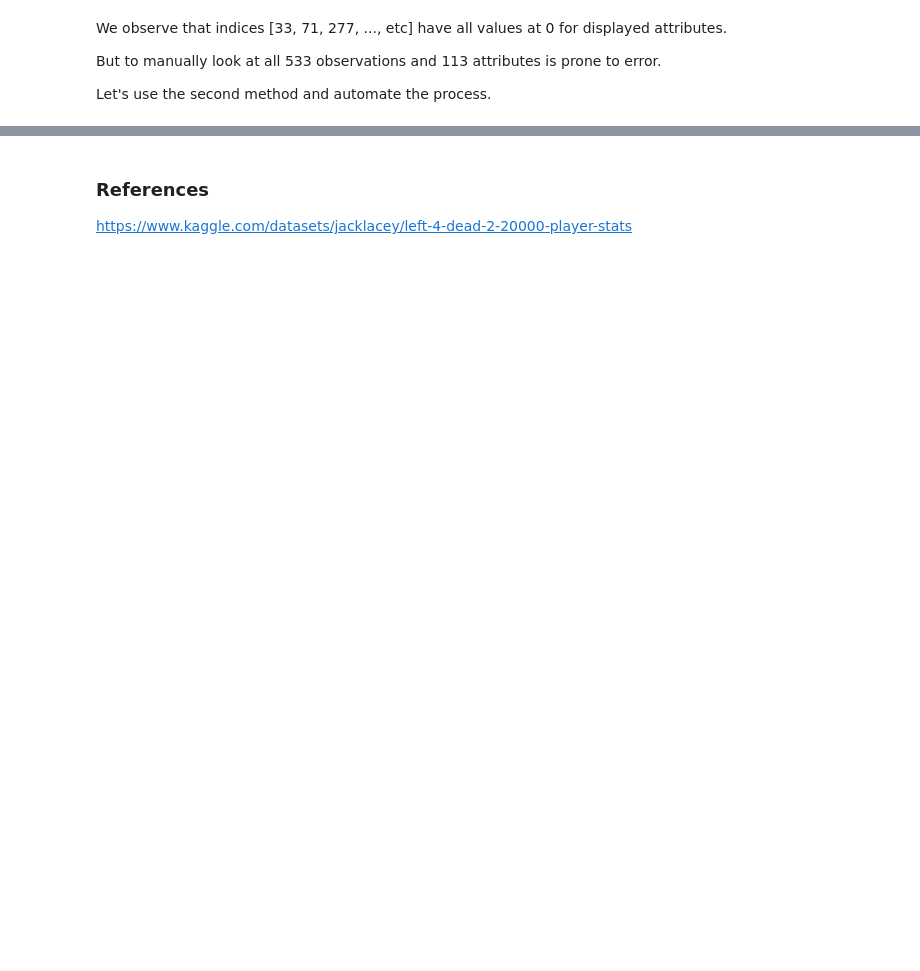
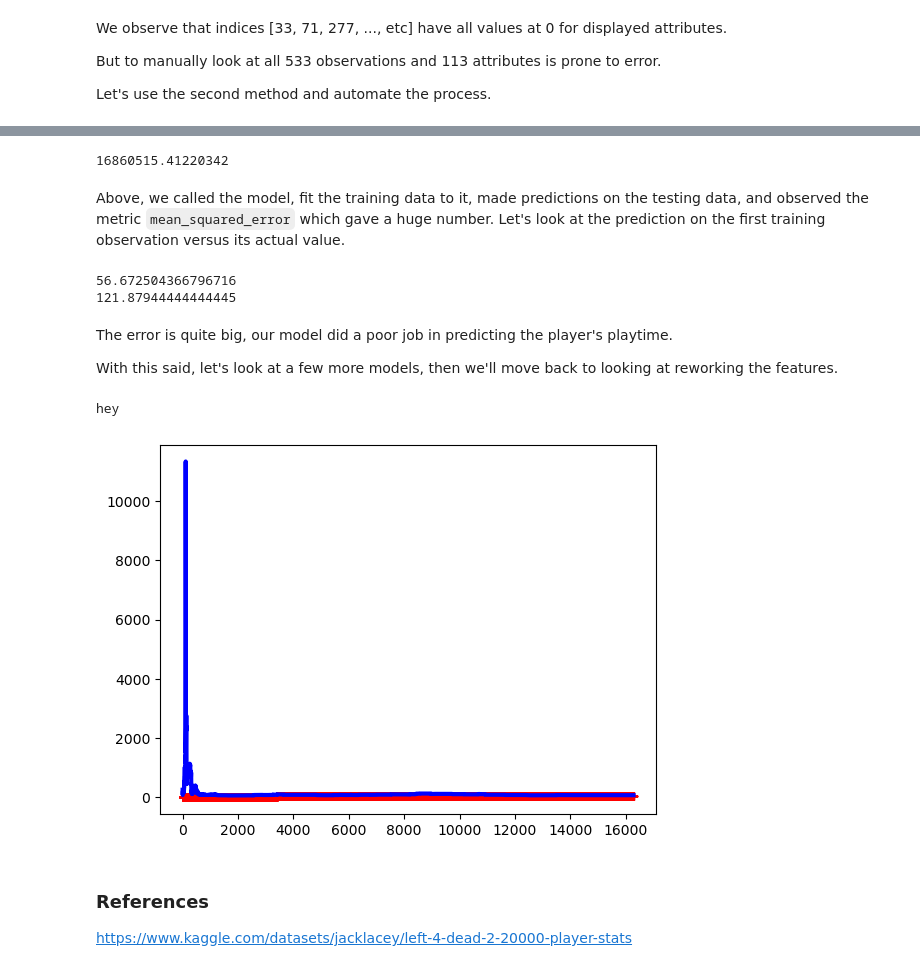
Before and after one commit to gwillcc90/Left4Dead-ML-Project, a Jupyter notebook: l4d_ML_project.ipynb, the cells around one changed output, grey strips where cells are left out. Saved outputs shown, nothing was run; the diff lists cells and outputs as text; code cells hidden in the pictures; blank space fills up the shorter version.

Commit message:
test linear regression on unscaled data, test learning curve

```diff
--- a/l4d_ML_project.ipynb
+++ b/l4d_ML_project.ipynb
@@ -157,3 +153,5 @@ Also split `Username` from the dataset because it does not describe anything hel
 # %%
-X = d.drop(['Username','Playtime_(Hours)'], axis=1) # The dataset without the target, Playtime_(Hours)
-y = d['Playtime_(Hours)'] # the target variable
+X = d_new.drop('Playtime_(Hours)', axis=1) # The dataset without the target, Playtime_(Hours)
+y = d_new['Playtime_(Hours)'] # the target variable
+# %%
+X_train, X_test, y_train, y_test = train_test_split(X,y, test_size=.2, random_state=2022)
@@ -160,3 +167,49 @@ y = d['Playtime_(Hours)'] # the target variable
+# %%
+lin_reg = LinearRegression()
+lin_reg.fit(X_train,y_train)
+preds = lin_reg.predict(X_test)
+mean_squared_error(preds, y_test)
+# %% [output]
+16860515.41220342
+# %% [markdown]
+Above, we called the model, fit the training data to it, made predictions on the testing data, and observed the metric `mean_squared_error` which gave a huge number. Let's look at the prediction on the first training observation versus its actual value.
+# %%
+print(preds[1])
+print(y_train[1])
+# %% [output]
+56.672504366796716
+121.87944444444445
+# %% [markdown]
+The error is quite big, our model did a poor job in predicting the player's playtime.
+
+With this said, let's look at a few more models, then we'll move back to looking at reworking the features.
+# %%
+from sklearn.metrics import mean_squared_error
+from sklearn.model_selection import train_test_split
+
+def plot_learning_curves(model, X, y):
+    if 'matplotlib.pyplot' not in sys.modules:
+        raise SystemError('matplotlib.pyplot not imported')
+    X_train, X_val, y_train, y_val = train_test_split(X, y, test_size=0.2)     # Split into training and val sets
+    train_errors, val_errors = [], []                                          # Create empty lists for holding errors
+    for m in range(1, len(X_train)):                                           # Loop from 1 -> length(X_train) [80% data]
+        model.fit(X_train[:m], y_train[:m])                                    # Fit to the m datapoints
+        y_train_predict = model.predict(X_train[:m])                           # Predict on those m datapoints
+        y_val_predict = model.predict(X_val)                                   # Predict on the whole validation set
+        train_errors.append(mean_squared_error(y_train[:m], y_train_predict))  # Take the error
+        val_errors.append(mean_squared_error(y_val, y_val_predict))
+    plt.plot(np.sqrt(train_errors), "r-+", linewidth=2, label="train")
+    plt.plot(np.sqrt(val_errors), "b-", linewidth=3, label="val")
+# %%
+import sys
+if 'matplotlib.pyplot' not in sys.modules:
+    print('hey')
+# %% [output]
+hey
+# %%
+plot_learning_curves(lin_reg, X, y)
+# %% [output]
+[figure, added]
 # %% [markdown]
 ### References
 https://www.kaggle.com/datasets/jacklacey/left-4-dead-2-20000-player-stats
```
Also changed, not shown: parts of 14 cells of this notebook.
